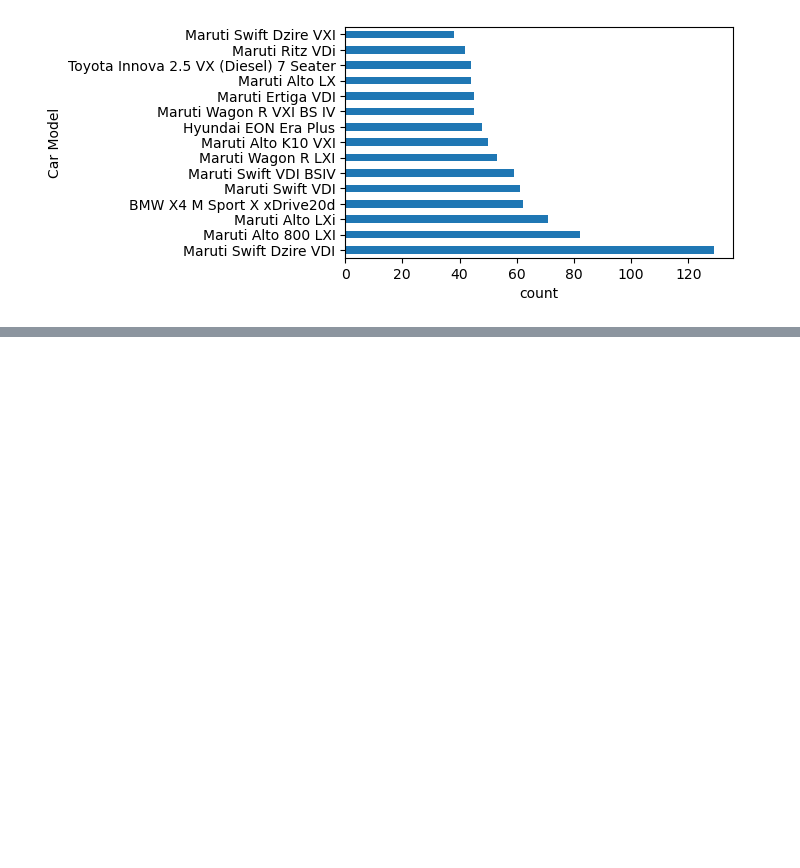
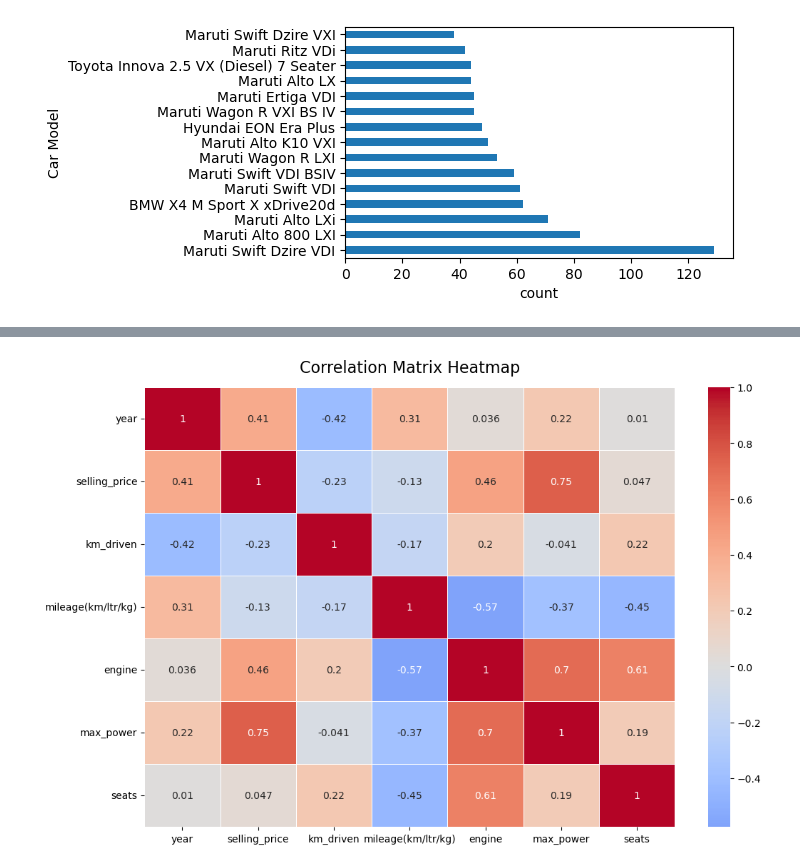
Before and after one commit to mindyxu0125/car_price_prediction_DATA1030, a Jupyter notebook: 1030project.ipynb, the cells around one changed output, grey strips where cells are left out. Cells and saved outputs as stored; diff of their text form; code cells hidden in the pictures; blank space fills up the shorter version.

```diff
--- a/1030project.ipynb
+++ b/1030project.ipynb
@@ -494,0 +587,12 @@ plt.show()
+# %%
+# Step 1: Replace empty strings and convert to float, using NaN where necessary
+df['engine'] = pd.to_numeric(df['engine'], errors='coerce')
+
+# Step 2: Calculate the median of non-NaN values
+median_value = df['engine'].median()
+
+# Step 3: Fill NaN values with the median
+df['engine'] = df['engine'].fillna(median_value)
+
+# Display the DataFrame to check results
+print(df)
@@ -495,3 +617,31 @@ plt.show()
+# %%
+import pandas as pd
+import seaborn as sns
+import matplotlib.pyplot as plt
+
+# Select only the numeric columns for correlation
+numeric_df = df.select_dtypes(include=['float64', 'int64'])
+
+# Compute the correlation matrix
+corr_matrix = numeric_df.corr()
+
+# Plot the heatmap
+plt.figure(figsize=(12, 8))
+sns.heatmap(
+    corr_matrix,
+    annot=True,  # Display correlation values in cells
+    cmap='coolwarm',  # Diverging colormap
+    center=0,  # Center at 0 for balanced color gradient
+    linewidths=0.5,  # Line width between cells
+    annot_kws={"size": 10}  # Font size for annotations
+)
+
+# Add a title
+plt.title('Correlation Matrix Heatmap', fontsize=16, pad=15)
+
+plt.show()
+# %% [output]
+[figure, added]
 # %%
 y = df['selling_price']
 X = df.loc[:, df.columns != 'selling_price']
```
Also changed, not shown: parts of 19 cells of this notebook.
